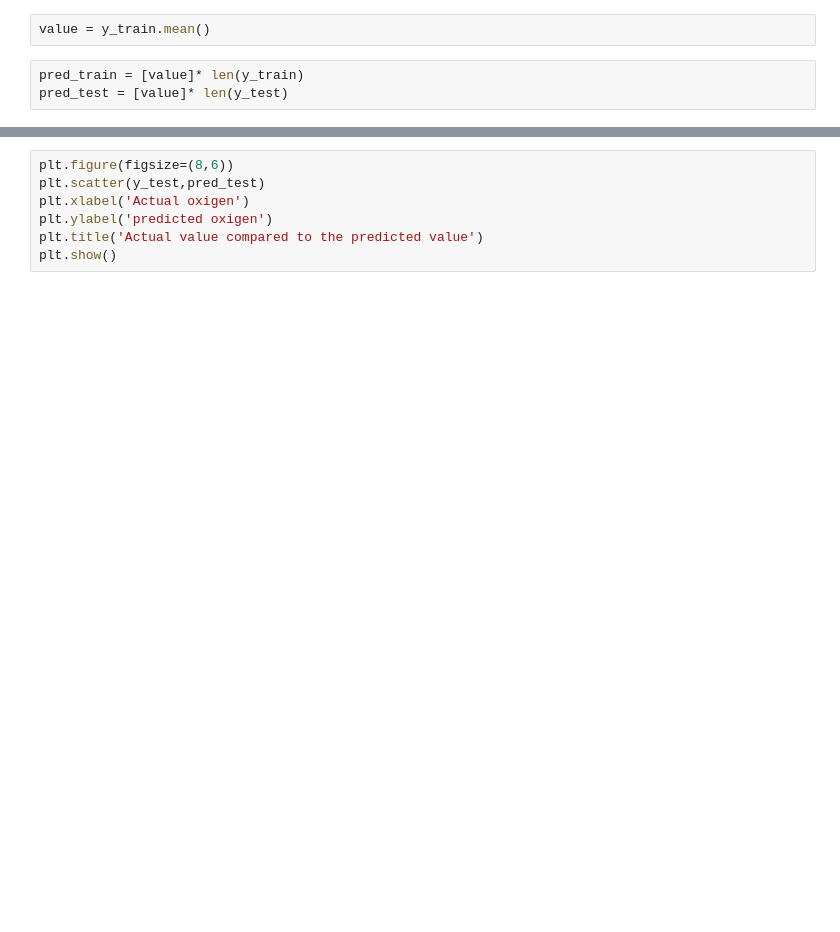
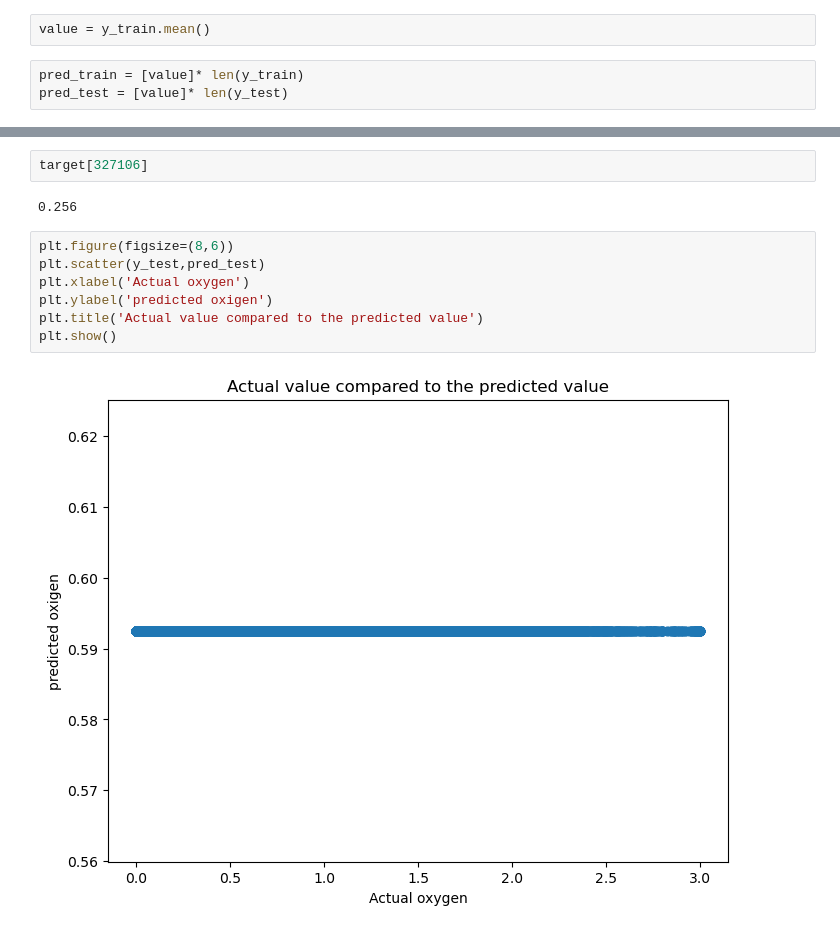
Before and after one commit to Simon-Manasse/DDD-DTW, a Jupyter notebook: src/AverageTarget.ipynb, the cells around one changed output, grey strips where cells are left out. Saved outputs shown, nothing was run; the diff lists cells and outputs as text; blank space fills up the shorter version.

```diff
--- a/src/AverageTarget.ipynb
+++ b/src/AverageTarget.ipynb
@@ -62,7 +117,13 @@ print(y_test,pred_test)
+# %%
+target[327106]
+# %% [output]
+0.256
 # %%
 plt.figure(figsize=(8,6))
 plt.scatter(y_test,pred_test)
-plt.xlabel('Actual oxigen')
+plt.xlabel('Actual oxygen')
 plt.ylabel('predicted oxigen')
 plt.title('Actual value compared to the predicted value')
 plt.show()
+# %% [output]
+[figure, added]
```
Also changed, not shown: parts of 19 cells of this notebook, 1 other file.
